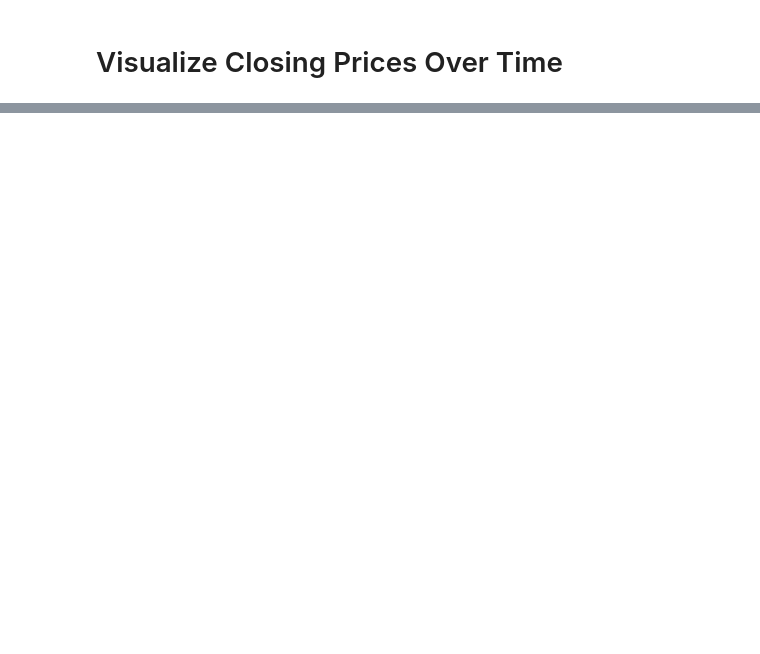
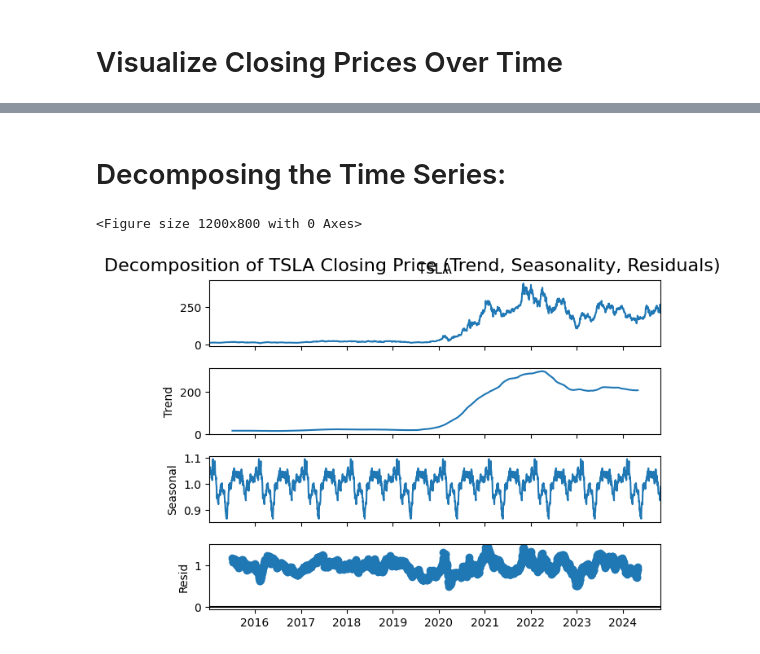
Before and after one commit to wubeabera123/GMF-Portfolio-Forecasting, a Jupyter notebook: notebooks/data_preparation_and_exploration.ipynb, the cells around one changed output, grey strips where cells are left out. Cells and saved outputs as stored; diff of their text form; code cells hidden in the pictures; blank space fills up the shorter version.

```diff
--- a/notebooks/data_preparation_and_exploration.ipynb
+++ b/notebooks/data_preparation_and_exploration.ipynb
@@ -83,0 +145,16 @@ plt.show()
+# %% [markdown]
+# Decomposing the Time Series:
+# %%
+from statsmodels.tsa.seasonal import seasonal_decompose
+
+# Decompose TSLA's closing price (using multiplicative model)
+decomposition = seasonal_decompose(data['Close']['TSLA'].dropna(), model='multiplicative', period=252)
+
+# Plot the decomposition
+plt.figure(figsize=(12, 8))
+decomposition.plot()
+plt.suptitle('Decomposition of TSLA Closing Price (Trend, Seasonality, Residuals)', fontsize=16)
+plt.show()
+# %% [output]
+<Figure size 1200x800 with 0 Axes>
+[figure, added]
```
Also changed, not shown: parts of 13 cells of this notebook.
